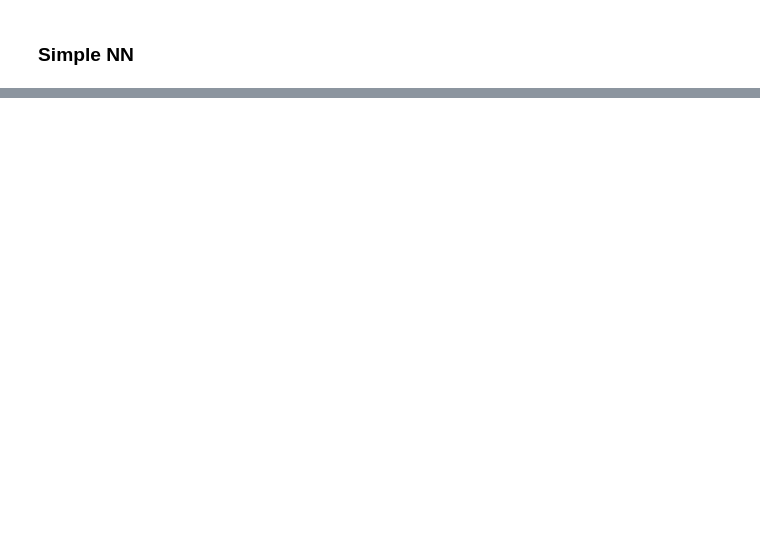
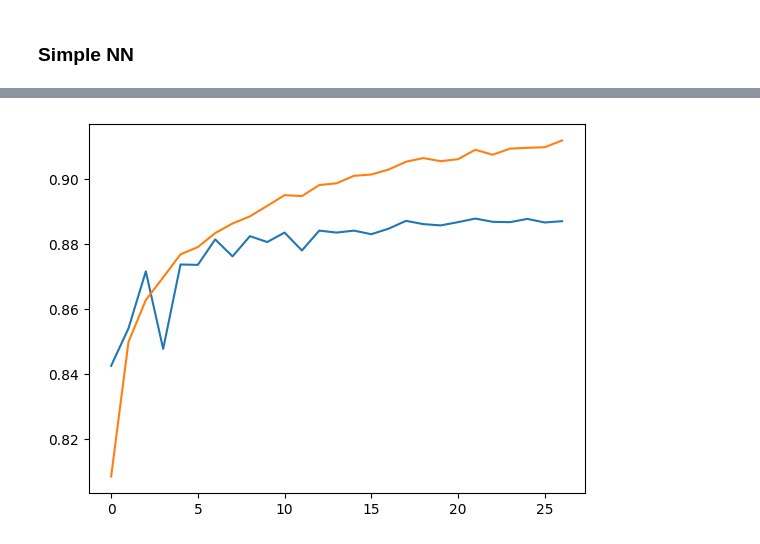
Before and after one commit to michafdlr/AI_written_text_identifier, a Jupyter notebook: notebooks/RoBERTa_Michael_F.ipynb, the cells around one changed output, grey strips where cells are left out. Drawn from its saved outputs; the diff is of its cells as text; code cells hidden in the pictures; blank space fills up the shorter version.

```diff
--- a/notebooks/RoBERTa_Michael_F.ipynb
+++ b/notebooks/RoBERTa_Michael_F.ipynb
@@ -583,0 +487,2 @@ search_lgbm.best_params_
+# %%
+xgb_best.fit(X_train, y_train)
@@ -603,2 +532,10 @@ ridge_clf.score(X_test, y_test)
 # %% [markdown]
 ### Simple NN
+# %%
+nn_inputs = keras.Input(shape=(X_train.shape[1],))
+x = layers.Dense(64, activation='gelu')(nn_inputs)
+x = layers.Dropout(0.1)(x)
+x = layers.Dense(64, activation='gelu')(x)
+outputs = layers.Dense(1, activation="sigmoid")(x)
+nn_model = Model(inputs=nn_inputs, outputs = outputs, name="basic_nn")
+nn_model.summary()
@@ -604,0 +562,20 @@ ridge_clf.score(X_test, y_test)
+# %%
+num_epochs = 100
+num_train_examples = X_train.shape[0]
+batch_size = 32
+init_lr = 5e-4
+
+decay_steps = num_train_examples // batch_size
+
+lr_schedule = optimizers.schedules.ExponentialDecay(initial_learning_rate=init_lr,
+                                                    decay_steps=decay_steps,
+                                                    decay_rate=0.9)
+
+es = callbacks.EarlyStopping(monitor="val_binary_accuracy",
+                             mode="max",
+                             patience=5,
+                             restore_best_weights=True)
+
+nn_model.compile(loss=keras.losses.BinaryCrossentropy(from_logits=True),
+                 metrics=[keras.metrics.BinaryAccuracy()],
+                 optimizer = optimizers.Adam(lr_schedule))
@@ -604,0 +585,6 @@ ridge_clf.score(X_test, y_test)
+# %%
+history = nn_model.fit(X_train, y_train,
+             batch_size=batch_size,
+             epochs=num_epochs,
+             validation_data=(X_val, y_val),
+             callbacks=[es])
@@ -604,0 +612,5 @@ ridge_clf.score(X_test, y_test)
+# %%
+plt.plot(history.history["val_binary_accuracy"])
+plt.plot(history.history["binary_accuracy"]);
+# %% [output]
+[figure, added]
```
Also changed, not shown: parts of 62 cells of this notebook, 2 other files.
